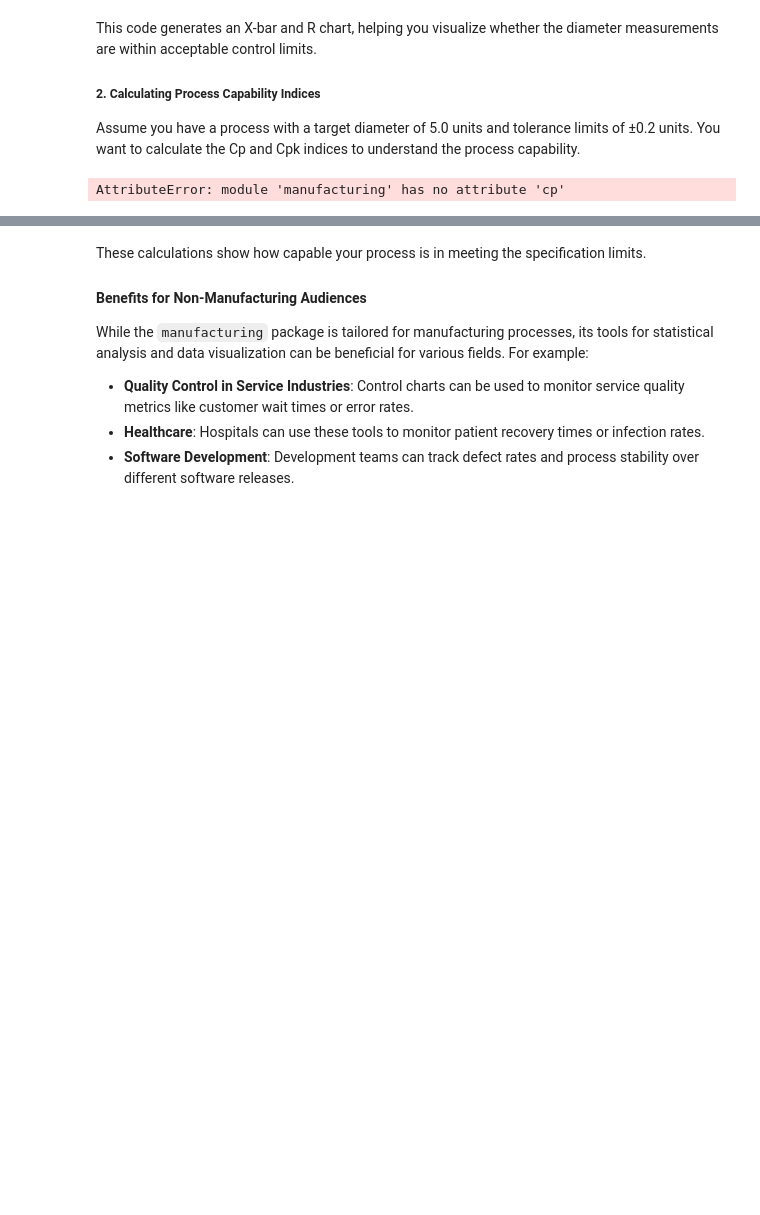
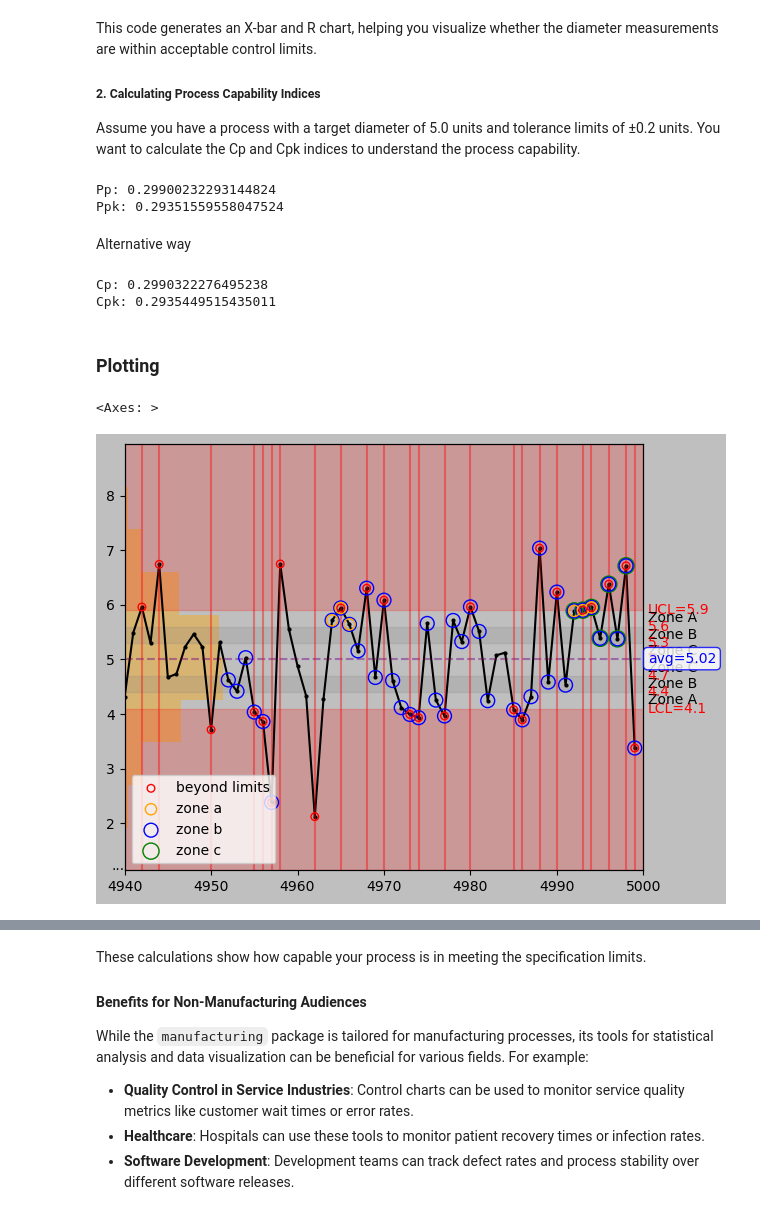
Before and after one commit to realivanivani/blog-posts, a Jupyter notebook: Manufacturing_Py.ipynb, the cells around one changed output, grey strips where cells are left out. Saved outputs shown, nothing was run; the diff lists cells and outputs as text; code cells hidden in the pictures; blank space fills up the shorter version.

```diff
--- a/Manufacturing_Py.ipynb
+++ b/Manufacturing_Py.ipynb
@@ -106,18 +125,62 @@ Assume you have a process with a target diameter of 5.0 units and tolerance limi
 # %%
 import numpy as np
 
-# Example data: diameters measured from the process
-diameters = np.array([5.1, 5.2, 5.0, 5.1, 5.2, 5.3, 5.1, 5.0, 5.2, 5.3])
-
 # Specification limits
-USL = 5.2  # Upper specification limit
-LSL = 4.8  # Lower specification limit
+USL = 5.9  # Upper specification limit
+LSL = 4.1  # Lower specification limit
 
 # Calculate Cp and Cpk
-cp_value = mn.cp(diameters, USL, LSL)
-cpk_value = mn.cpk(diameters, USL, LSL)
+pp_value = mn.calc_pp(data, USL, LSL)
+ppk_value = mn.calc_ppk(data, USL, LSL)
 
-print(f"Cp: {cp_value}")
-print(f"Cpk: {cpk_value}")
+print(f"Pp: {pp_value}")
+print(f"Ppk: {ppk_value}")
 # %% [output]
-AttributeError: module 'manufacturing' has no attribute 'cp'
+Pp: 0.29900232293144824
+Ppk: 0.29351559558047524
+# %% [markdown]
+Alternative way
+# %%
+import numpy as np
+
+def calculate_cp_cpk(data, USL, LSL):
+    """Calculates the process capability indices Cp and Cpk.
+
+    Args:
+        data: A list or NumPy array of data points.
+        USL: Upper specification limit.
+        LSL: Lower specification limit.
+
+    Returns:
+        A tuple containing the Cp and Cpk values.
+    """
+
+    std_dev = np.std(data)
+    process_spread = USL - LSL
+    process_capability = process_spread / (6 * std_dev)
+
+    cpk_numerator = min(USL - np.mean(data), np.mean(data) - LSL)
+    cpk_denominator = 3 * std_dev
+
+    cpk = cpk_numerator / cpk_denominator
+
+    return process_capability, cpk
+
+# Example usage
+USL = 5.9
+LSL = 4.1
+
+cp, cpk = calculate_cp_cpk(data, USL, LSL)
+print(f"Cp: {cp}")
+print(f"Cpk: {cpk}")
+# %% [output]
+Cp: 0.2990322276495238
+Cpk: 0.2935449515435011
+# %% [markdown]
+### Plotting
+# %%
+# Control plot
+mn.control_chart_base(data, USL, LSL)
+# %% [output]
+<Axes: >
+[figure, added]
```
Also changed, not shown: parts of 7 cells of this notebook.
